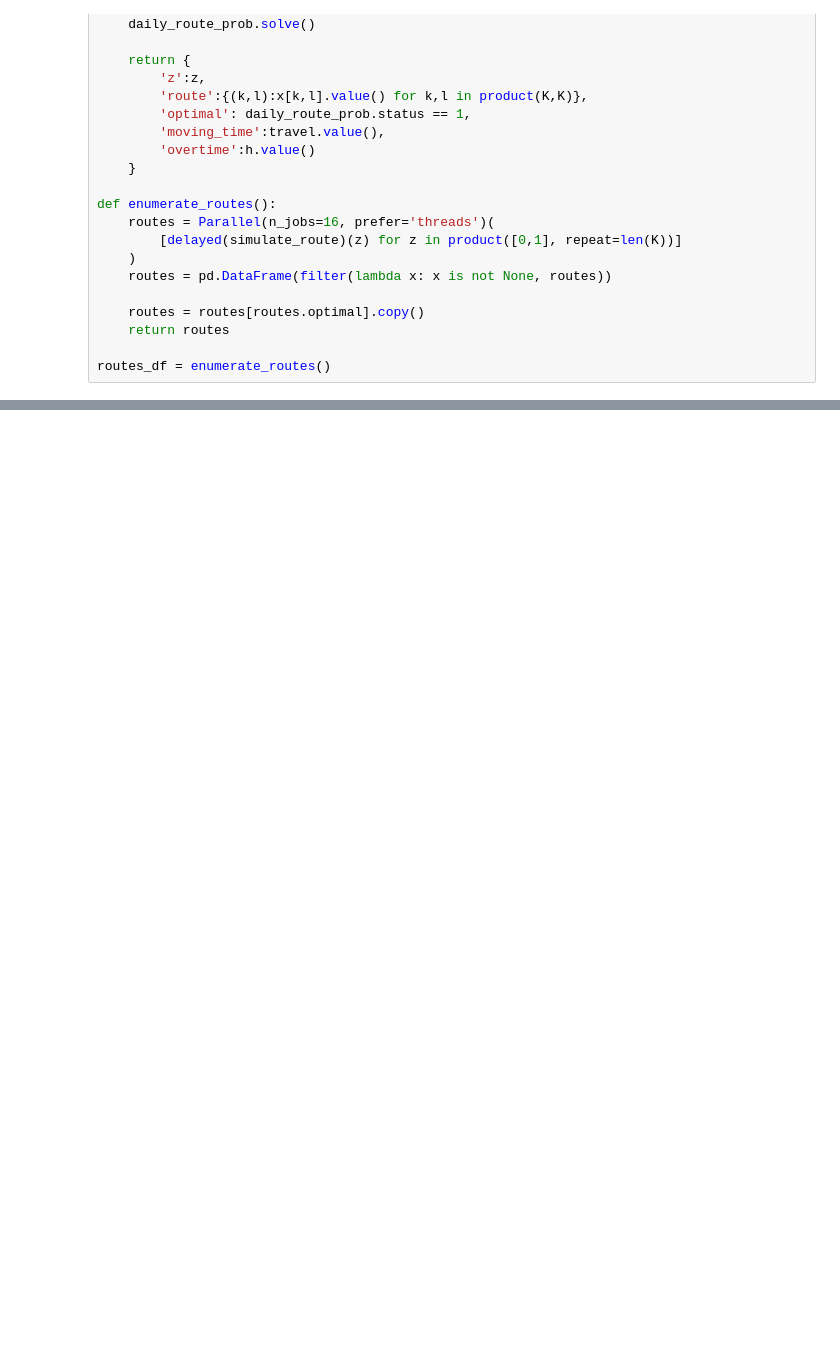
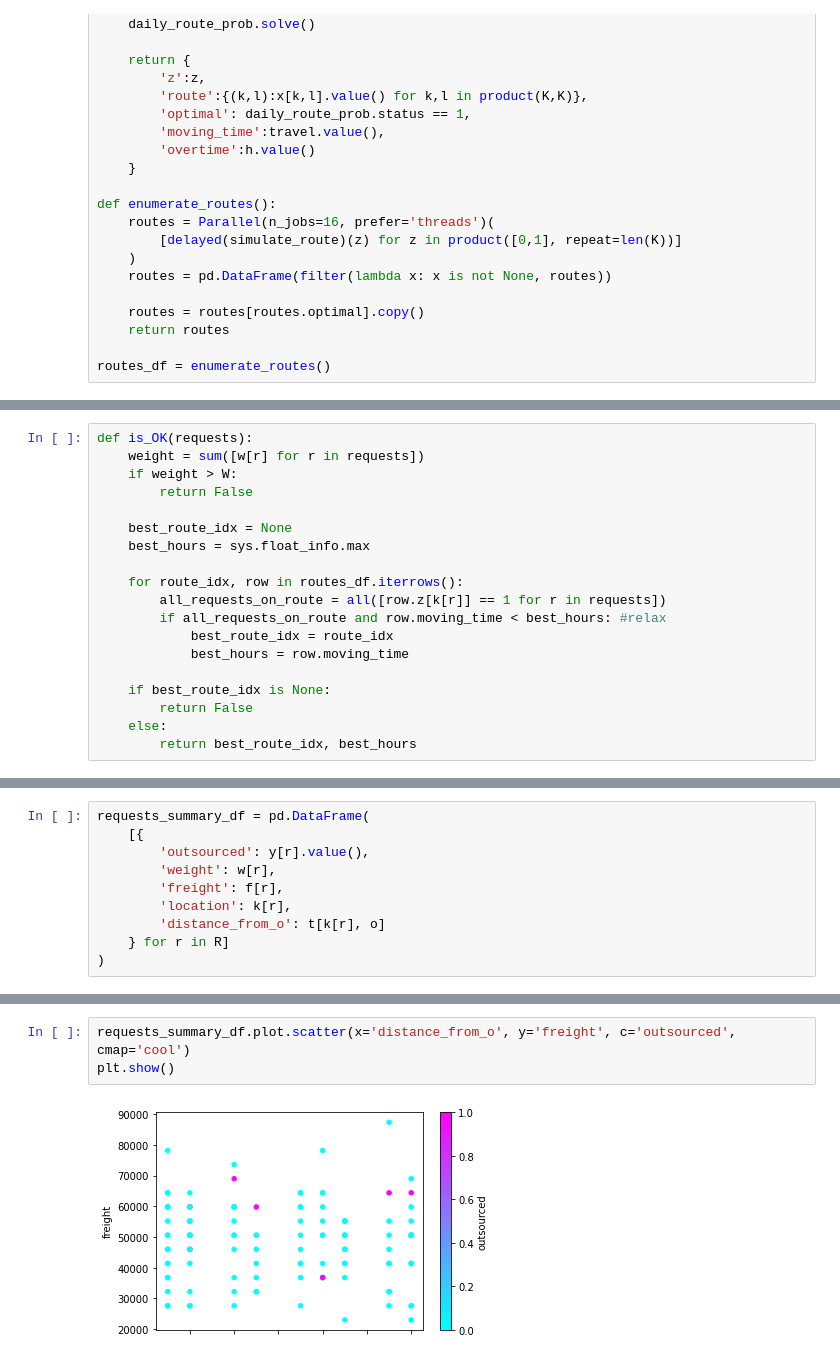
Before and after one commit to daikichidaze/pyoptbook, a Jupyter notebook: src/5.vrp/vrp.ipynb, the cells around one changed output, grey strips where cells are left out. Saved outputs shown, nothing was run; the diff lists cells and outputs as text; blank space fills up the shorter version.

```diff
--- a/src/5.vrp/vrp.ipynb
+++ b/src/5.vrp/vrp.ipynb
@@ -133,0 +155,19 @@ routes_df = enumerate_routes()
+# %%
+def is_OK(requests):
+    weight = sum([w[r] for r in requests])
+    if weight > W:
+        return False
+
+    best_route_idx = None
+    best_hours = sys.float_info.max
+
+    for route_idx, row in routes_df.iterrows():
+        all_requests_on_route = all([row.z[k[r]] == 1 for r in requests])
+        if all_requests_on_route and row.moving_time < best_hours: #relax
+            best_route_idx = route_idx
+            best_hours = row.moving_time
+
+    if best_route_idx is None:
+        return False
+    else:
+        return best_route_idx, best_hours
@@ -133,0 +339,10 @@ routes_df = enumerate_routes()
+# %%
+requests_summary_df = pd.DataFrame(
+    [{
+        'outsourced': y[r].value(),
+        'weight': w[r],
+        'freight': f[r],
+        'location': k[r],
+        'distance_from_o': t[k[r], o]
+    } for r in R]
+)
@@ -133,0 +356,5 @@ routes_df = enumerate_routes()
+# %%
+requests_summary_df.plot.scatter(x='distance_from_o', y='freight', c='outsourced', cmap='cool')
+plt.show()
+# %% [output]
+[figure, added]
```
Also changed, not shown: parts of 13 cells of this notebook.
